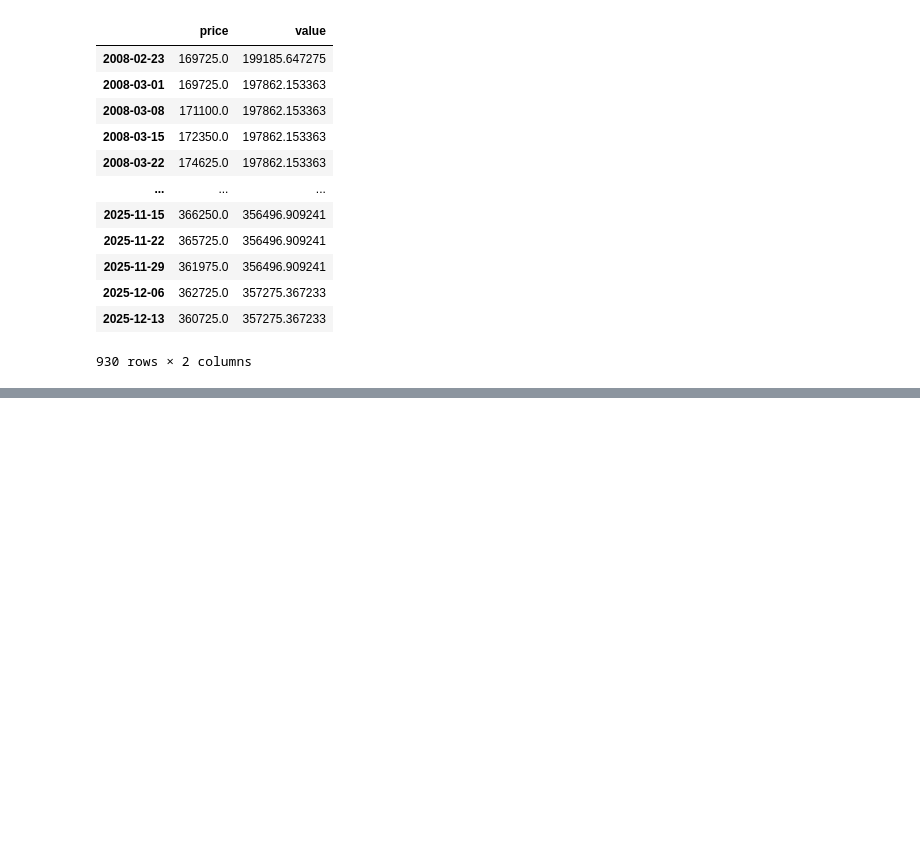
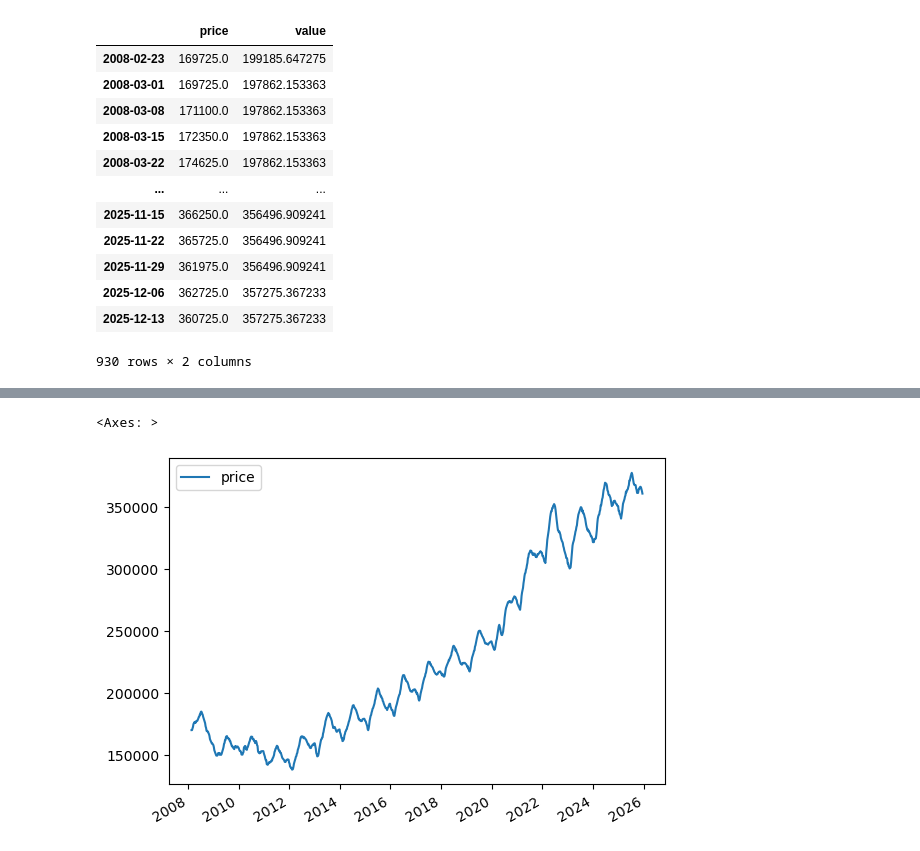
Before and after one commit to Zemoik/House-Price-Predictor, a Jupyter notebook: priceslive.ipynb, the cells around one changed output, grey strips where cells are left out. Drawn from its saved outputs; the diff is of its cells as text; code cells hidden in the pictures; blank space fills up the shorter version.

```diff
--- a/priceslive.ipynb
+++ b/priceslive.ipynb
@@ -231,3 +231,5 @@ price_data
 | 2025-12-06 | 362725.0 | 357275.367233 |
 | 2025-12-13 | 360725.0 | 357275.367233 |
 930 rows × 2 columns
+# %%
+fed_data = fed_data.dropna()
@@ -233,0 +253,4 @@ price_data
+# %%
+from datetime import timedelta
+
+fed_data.index = fed_data.index + timedelta(days=2)
@@ -233,0 +274,2 @@ price_data
+# %%
+price_data = fed_data.merge(price_data, left_index=True, right_index=True)
@@ -233,0 +292,2 @@ price_data
+# %%
+price_data.columns = ["interest", "vacancy", "cpi", "price", "value"]
@@ -233,0 +310,5 @@ price_data
+# %%
+price_data.plot.line(y="price", use_index = True)
+# %% [output]
+<Axes: >
+[figure, added]
```
Also changed, not shown: parts of 17 cells of this notebook.
